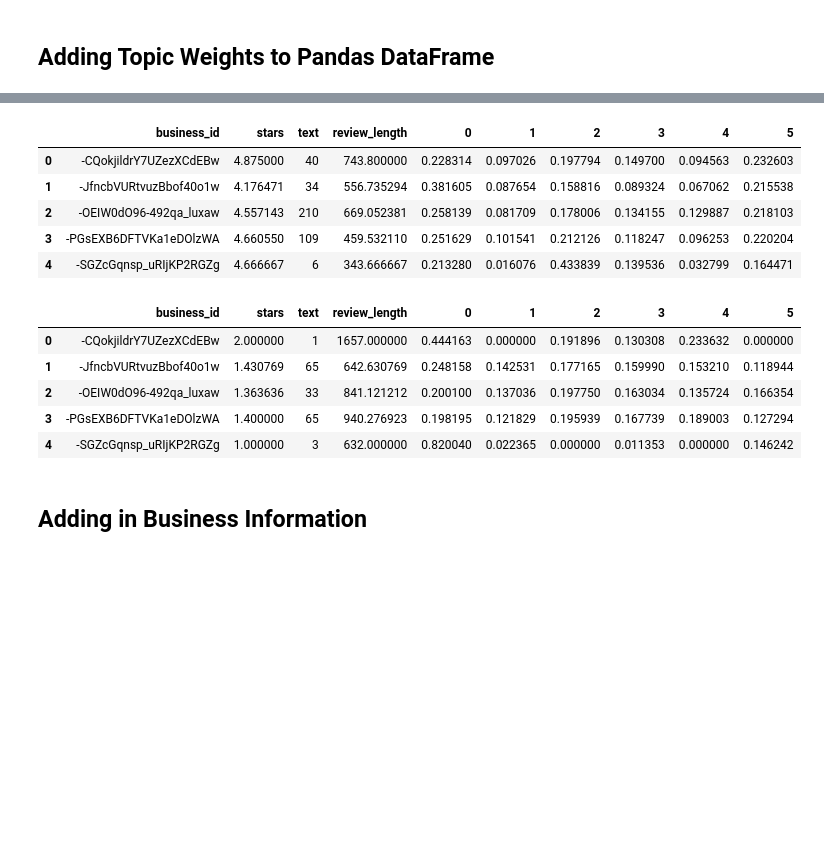
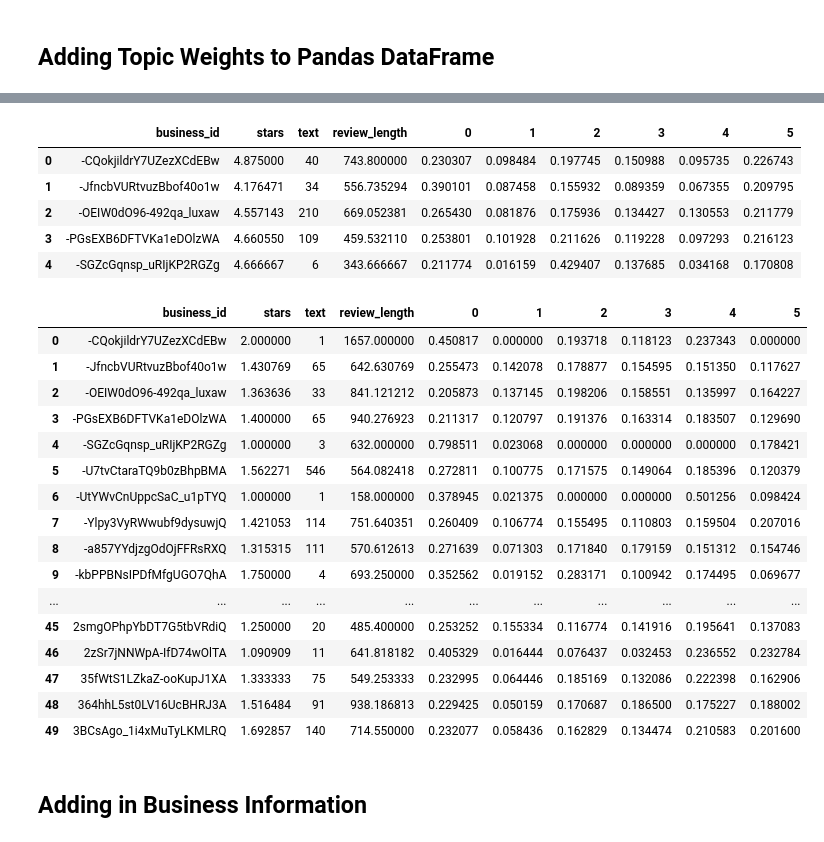
Before and after one commit to xiao-chi/yelp-prediction-mvp, a Jupyter notebook: yelpReviewsTopicModelling.ipynb, the cells around one changed output, grey strips where cells are left out. Saved outputs shown, nothing was run; the diff lists cells and outputs as text; code cells hidden in the pictures; blank space fills up the shorter version.

```diff
--- a/yelpReviewsTopicModelling.ipynb
+++ b/yelpReviewsTopicModelling.ipynb
@@ -90,7 +90,7 @@ Negative Reviews:  28,209
 # %%
 # additional stopwords
 from sklearn.feature_extraction import text
-extra_words = ['ve', 'like', 'got', 'toronto', 'just',
+extra_words = ['ve', 'like', 'got', 'vegas','las' 'just',
                'don', 'really', 'said', 'told', 'ok',
                'came', 'went', 'did', 'didn', 'good']
 stop_words = text.ENGLISH_STOP_WORDS.union(extra_words)
@@ -619,20 +645,31 @@ df_neg_bsns = df_neg.groupby('business_id').agg({'stars':'mean', 'text':'count',
 df_pos_bsns.head()
 # %% [output]
 |  | business_id | stars | text | review_length | 0 | 1 | 2 | 3 | 4 | 5 |
-| 0 | -CQokjildrY7UZezXCdEBw | 4.875000 | 40 | 743.800000 | 0.228314 | 0.097026 | 0.197794 | 0.149700 | 0.094563 | 0.232603 |
-| 1 | -JfncbVURtvuzBbof40o1w | 4.176471 | 34 | 556.735294 | 0.381605 | 0.087654 | 0.158816 | 0.089324 | 0.067062 | 0.215538 |
-| 2 | -OEIW0dO96-492qa_luxaw | 4.557143 | 210 | 669.052381 | 0.258139 | 0.081709 | 0.178006 | 0.134155 | 0.129887 | 0.218103 |
-| 3 | -PGsEXB6DFTVKa1eDOlzWA | 4.660550 | 109 | 459.532110 | 0.251629 | 0.101541 | 0.212126 | 0.118247 | 0.096253 | 0.220204 |
-| 4 | -SGZcGqnsp_uRIjKP2RGZg | 4.666667 | 6 | 343.666667 | 0.213280 | 0.016076 | 0.433839 | 0.139536 | 0.032799 | 0.164471 |
+| 0 | -CQokjildrY7UZezXCdEBw | 4.875000 | 40 | 743.800000 | 0.230307 | 0.098484 | 0.197745 | 0.150988 | 0.095735 | 0.226743 |
+| 1 | -JfncbVURtvuzBbof40o1w | 4.176471 | 34 | 556.735294 | 0.390101 | 0.087458 | 0.155932 | 0.089359 | 0.067355 | 0.209795 |
+| 2 | -OEIW0dO96-492qa_luxaw | 4.557143 | 210 | 669.052381 | 0.265430 | 0.081876 | 0.175936 | 0.134427 | 0.130553 | 0.211779 |
+| 3 | -PGsEXB6DFTVKa1eDOlzWA | 4.660550 | 109 | 459.532110 | 0.253801 | 0.101928 | 0.211626 | 0.119228 | 0.097293 | 0.216123 |
+| 4 | -SGZcGqnsp_uRIjKP2RGZg | 4.666667 | 6 | 343.666667 | 0.211774 | 0.016159 | 0.429407 | 0.137685 | 0.034168 | 0.170808 |
 # %%
-df_neg_bsns.head()
+df_neg_bsns.head(50)
 # %% [output]
 |  | business_id | stars | text | review_length | 0 | 1 | 2 | 3 | 4 | 5 |
-| 0 | -CQokjildrY7UZezXCdEBw | 2.000000 | 1 | 1657.000000 | 0.444163 | 0.000000 | 0.191896 | 0.130308 | 0.233632 | 0.000000 |
-| 1 | -JfncbVURtvuzBbof40o1w | 1.430769 | 65 | 642.630769 | 0.248158 | 0.142531 | 0.177165 | 0.159990 | 0.153210 | 0.118944 |
-| 2 | -OEIW0dO96-492qa_luxaw | 1.363636 | 33 | 841.121212 | 0.200100 | 0.137036 | 0.197750 | 0.163034 | 0.135724 | 0.166354 |
-| 3 | -PGsEXB6DFTVKa1eDOlzWA | 1.400000 | 65 | 940.276923 | 0.198195 | 0.121829 | 0.195939 | 0.167739 | 0.189003 | 0.127294 |
-| 4 | -SGZcGqnsp_uRIjKP2RGZg | 1.000000 | 3 | 632.000000 | 0.820040 | 0.022365 | 0.000000 | 0.011353 | 0.000000 | 0.146242 |
+| 0 | -CQokjildrY7UZezXCdEBw | 2.000000 | 1 | 1657.000000 | 0.450817 | 0.000000 | 0.193718 | 0.118123 | 0.237343 | 0.000000 |
+| 1 | -JfncbVURtvuzBbof40o1w | 1.430769 | 65 | 642.630769 | 0.255473 | 0.142078 | 0.178877 | 0.154595 | 0.151350 | 0.117627 |
+| 2 | -OEIW0dO96-492qa_luxaw | 1.363636 | 33 | 841.121212 | 0.205873 | 0.137145 | 0.198206 | 0.158551 | 0.135997 | 0.164227 |
+| 3 | -PGsEXB6DFTVKa1eDOlzWA | 1.400000 | 65 | 940.276923 | 0.211317 | 0.120797 | 0.191376 | 0.163314 | 0.183507 | 0.129690 |
+| 4 | -SGZcGqnsp_uRIjKP2RGZg | 1.000000 | 3 | 632.000000 | 0.798511 | 0.023068 | 0.000000 | 0.000000 | 0.000000 | 0.178421 |
+| 5 | -U7tvCtaraTQ9b0zBhpBMA | 1.562271 | 546 | 564.082418 | 0.272811 | 0.100775 | 0.171575 | 0.149064 | 0.185396 | 0.120379 |
+| 6 | -UtYWvCnUppcSaC_u1pTYQ | 1.000000 | 1 | 158.000000 | 0.378945 | 0.021375 | 0.000000 | 0.000000 | 0.501256 | 0.098424 |
+| 7 | -Ylpy3VyRWwubf9dysuwjQ | 1.421053 | 114 | 751.640351 | 0.260409 | 0.106774 | 0.155495 | 0.110803 | 0.159504 | 0.207016 |
+| 8 | -a857YYdjzgOdOjFFRsRXQ | 1.315315 | 111 | 570.612613 | 0.271639 | 0.071303 | 0.171840 | 0.179159 | 0.151312 | 0.154746 |
+| 9 | -kbPPBNsIPDfMfgUGO7QhA | 1.750000 | 4 | 693.250000 | 0.352562 | 0.019152 | 0.283171 | 0.100942 | 0.174495 | 0.069677 |
+| ... | ... | ... | ... | ... | ... | ... | ... | ... | ... | ... |
+| 45 | 2smgOPhpYbDT7G5tbVRdiQ | 1.250000 | 20 | 485.400000 | 0.253252 | 0.155334 | 0.116774 | 0.141916 | 0.195641 | 0.137083 |
+| 46 | 2zSr7jNNWpA-IfD74wOlTA | 1.090909 | 11 | 641.818182 | 0.405329 | 0.016444 | 0.076437 | 0.032453 | 0.236552 | 0.232784 |
+| 47 | 35fWtS1LZkaZ-ooKupJ1XA | 1.333333 | 75 | 549.253333 | 0.232995 | 0.064446 | 0.185169 | 0.132086 | 0.222398 | 0.162906 |
+| 48 | 364hhL5st0LV16UcBHRJ3A | 1.516484 | 91 | 938.186813 | 0.229425 | 0.050159 | 0.170687 | 0.186500 | 0.175227 | 0.188002 |
+| 49 | 3BCsAgo_1i4xMuTyLKMLRQ | 1.692857 | 140 | 714.550000 | 0.232077 | 0.058436 | 0.162829 | 0.134474 | 0.210583 | 0.201600 |
 # %% [markdown]
 ## Adding in Business Information
 # %%
```
Also changed, not shown: parts of 28 cells of this notebook, 7 other files.
